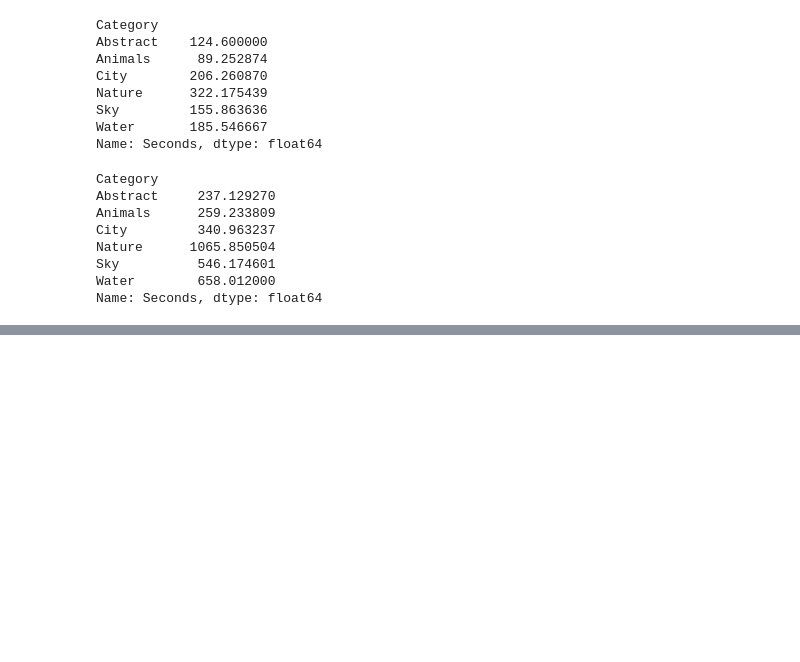
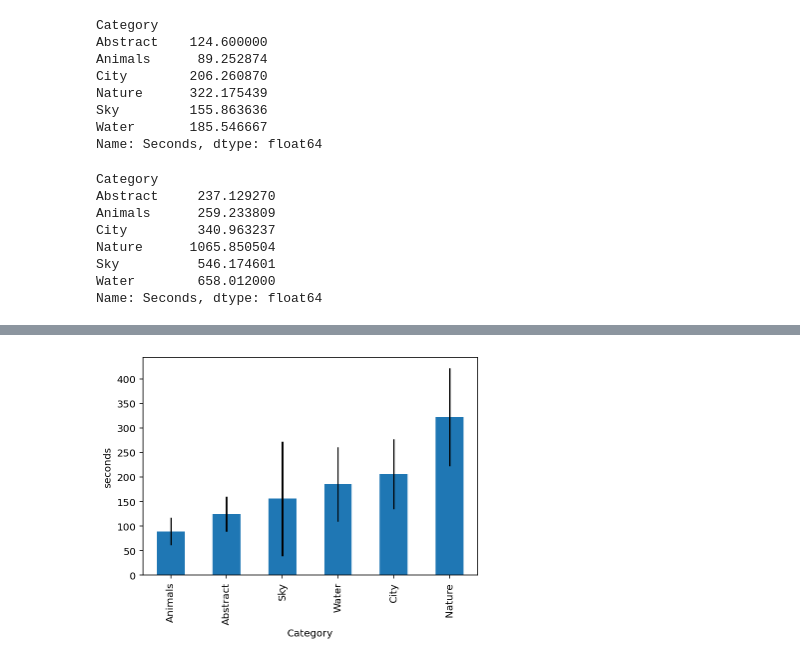
Before and after one commit to AurelienNioche/DoggyVision, a Jupyter notebook: main.ipynb, the cells around one changed output, grey strips where cells are left out. Drawn from its saved outputs; the diff is of its cells as text; code cells hidden in the pictures; blank space fills up the shorter version.

```diff
--- a/main.ipynb
+++ b/main.ipynb
@@ -156,0 +159,4 @@ Name: Seconds, dtype: float64
+# %%
+qual = df.groupby("Category")["Seconds"].agg([np.mean, sem])
+qual = qual.sort_values("mean")
+qual
@@ -156,0 +172,5 @@ Name: Seconds, dtype: float64
+# %%
+qual.plot(kind = "bar", y = "mean", ylabel="seconds", legend = False,
+          yerr = "sem");
+# %% [output]
+[figure, added]
```
Also changed, not shown: parts of 2 cells of this notebook, 1 other file.
